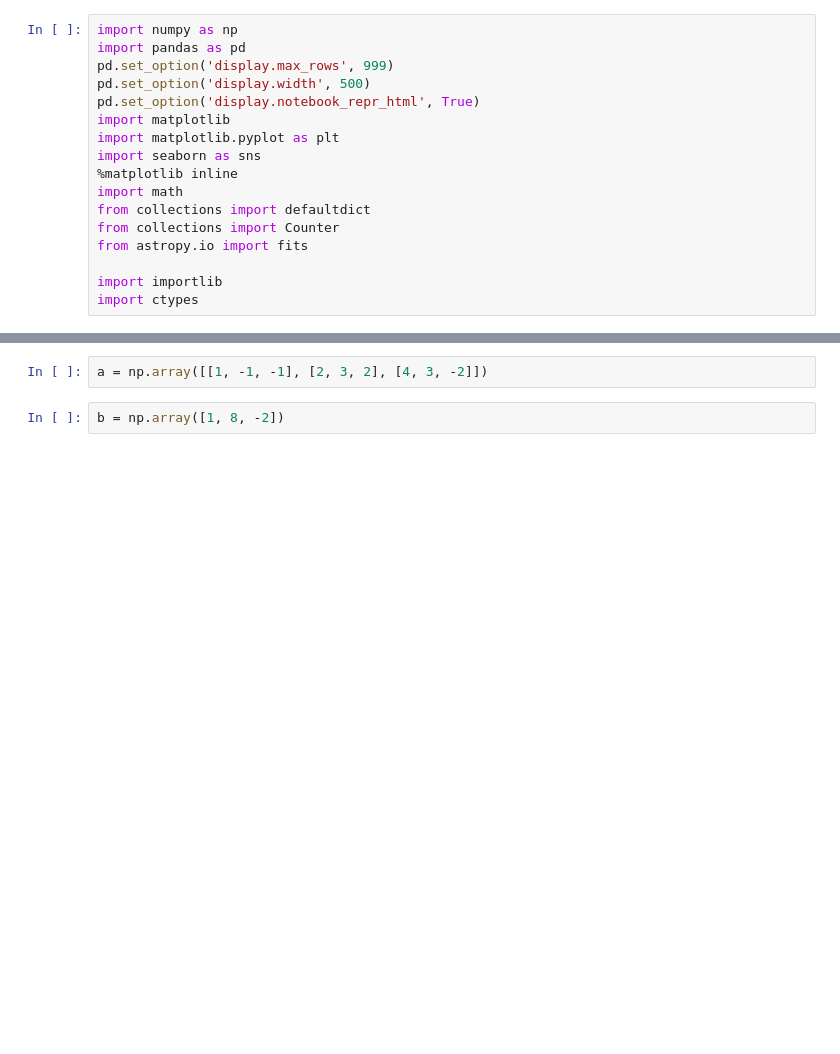
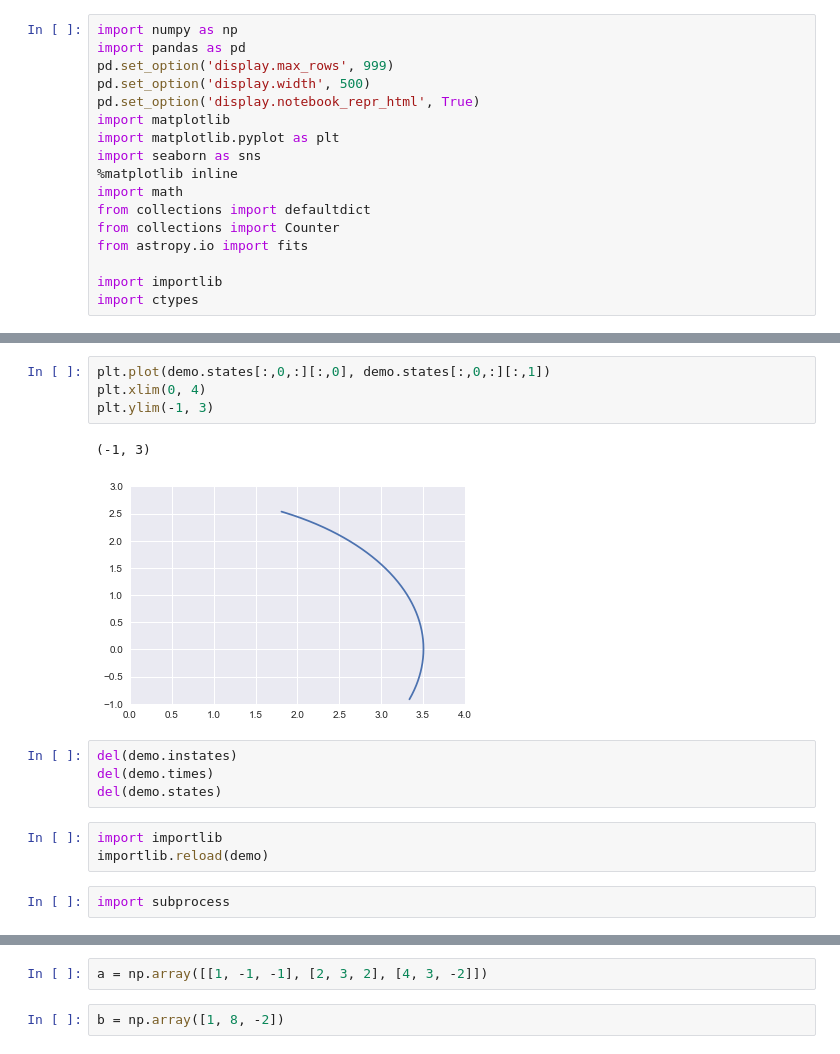
Before and after one commit to matthewholman/reboundx, a Jupyter notebook: examples/ephem_forces/identifications.ipynb, the cells around one changed output, grey strips where cells are left out. Saved outputs shown, nothing was run; the diff lists cells and outputs as text; blank space fills up the shorter version.

```diff
--- a/examples/ephem_forces/identifications.ipynb
+++ b/examples/ephem_forces/identifications.ipynb
@@ -41,0 +71,16 @@ b = np.array([8, -4, 12])
+# %%
+plt.plot(demo.states[:,0,:][:,0], demo.states[:,0,:][:,1])
+plt.xlim(0, 4)
+plt.ylim(-1, 3)
+# %% [output]
+(-1, 3)
+[figure, added]
+# %%
+del(demo.instates)
+del(demo.times)
+del(demo.states)
+# %%
+import importlib
+importlib.reload(demo)
+# %%
+import subprocess
```
Also changed, not shown: parts of 46 cells of this notebook, 6 other files.
